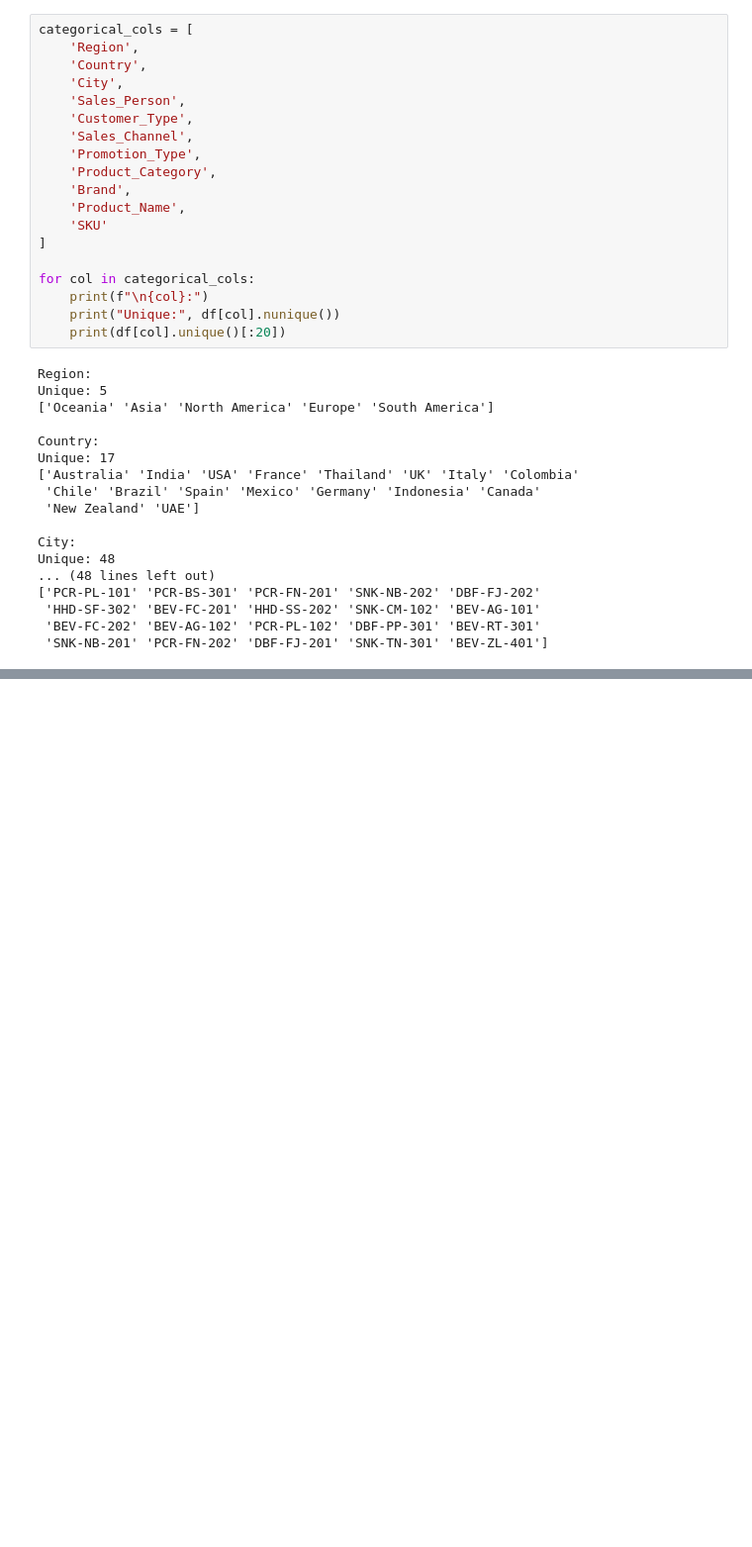
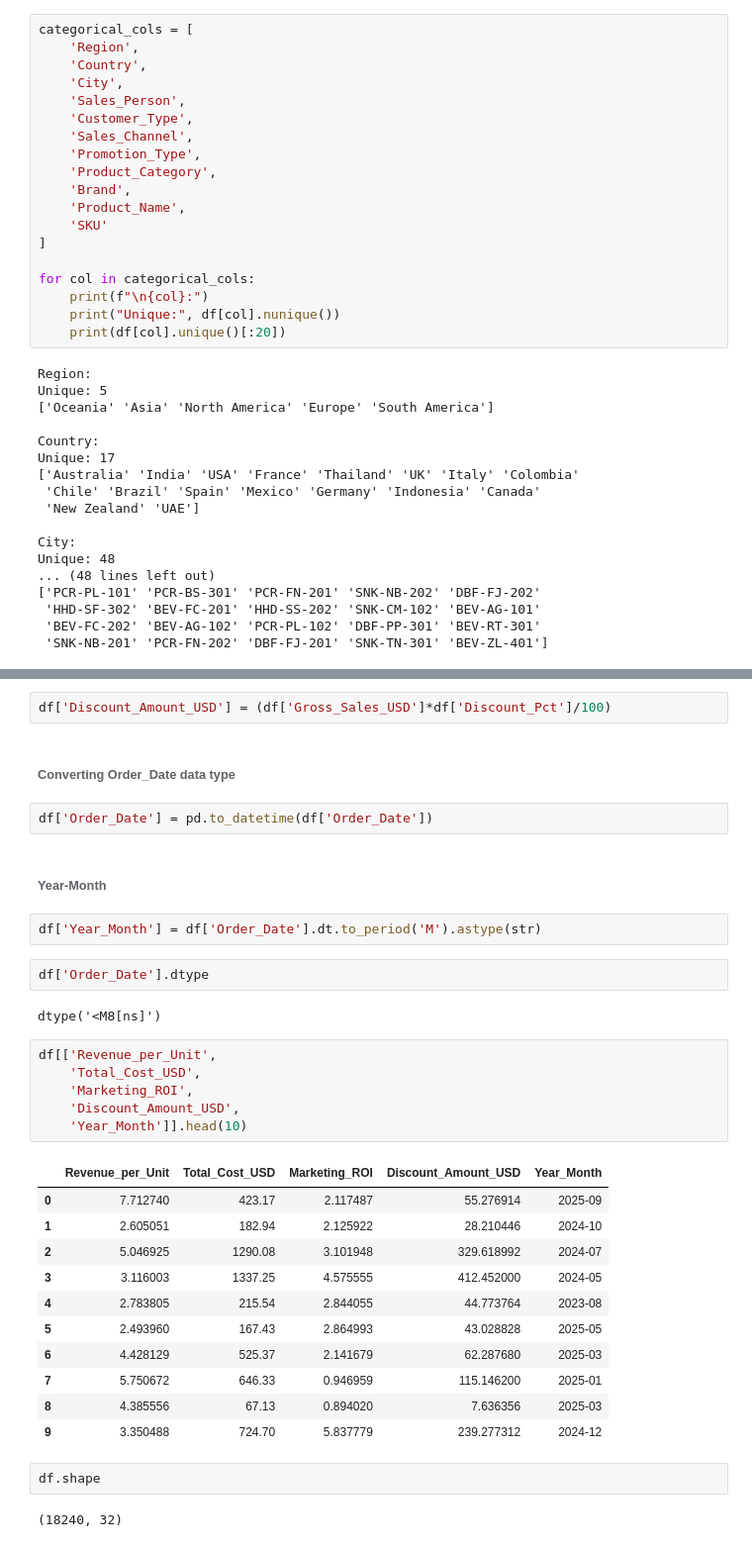
Before and after one commit to Alive-Peterson/myprojects, a Jupyter notebook: data_analytics/financial_performance_and_profitability/financial_performance.ipynb, the cells around one changed output, grey strips where cells are left out. Shown at 99% size. Drawn from its saved outputs; the diff is of its cells as text; blank space fills up the shorter version.

```diff
--- a/data_analytics/financial_performance_and_profitability/financial_performance.ipynb
+++ b/data_analytics/financial_performance_and_profitability/financial_performance.ipynb
@@ -218,0 +235,36 @@ Unique: 48
+# %%
+df['Discount_Amount_USD'] = (df['Gross_Sales_USD']*df['Discount_Pct']/100)
+# %% [markdown]
+###### Converting Order_Date data type
+# %%
+df['Order_Date'] = pd.to_datetime(df['Order_Date'])
+# %% [markdown]
+###### Year-Month
+# %%
+df['Year_Month'] = df['Order_Date'].dt.to_period('M').astype(str)
+# %%
+df['Order_Date'].dtype
+# %% [output]
+dtype('<M8[ns]')
+# %%
+df[['Revenue_per_Unit',
+    'Total_Cost_USD',
+    'Marketing_ROI',
+    'Discount_Amount_USD',
+    'Year_Month']].head(10)
+# %% [output]
+|  | Revenue_per_Unit | Total_Cost_USD | Marketing_ROI | Discount_Amount_USD | Year_Month |
+| 0 | 7.712740 | 423.17 | 2.117487 | 55.276914 | 2025-09 |
+| 1 | 2.605051 | 182.94 | 2.125922 | 28.210446 | 2024-10 |
+| 2 | 5.046925 | 1290.08 | 3.101948 | 329.618992 | 2024-07 |
+| 3 | 3.116003 | 1337.25 | 4.575555 | 412.452000 | 2024-05 |
+| 4 | 2.783805 | 215.54 | 2.844055 | 44.773764 | 2023-08 |
+| 5 | 2.493960 | 167.43 | 2.864993 | 43.028828 | 2025-05 |
+| 6 | 4.428129 | 525.37 | 2.141679 | 62.287680 | 2025-03 |
+| 7 | 5.750672 | 646.33 | 0.946959 | 115.146200 | 2025-01 |
+| 8 | 4.385556 | 67.13 | 0.894020 | 7.636356 | 2025-03 |
+| 9 | 3.350488 | 724.70 | 5.837779 | 239.277312 | 2024-12 |
+# %%
+df.shape
+# %% [output]
+(18240, 32)
```
Also changed, not shown: parts of 31 cells of this notebook.
